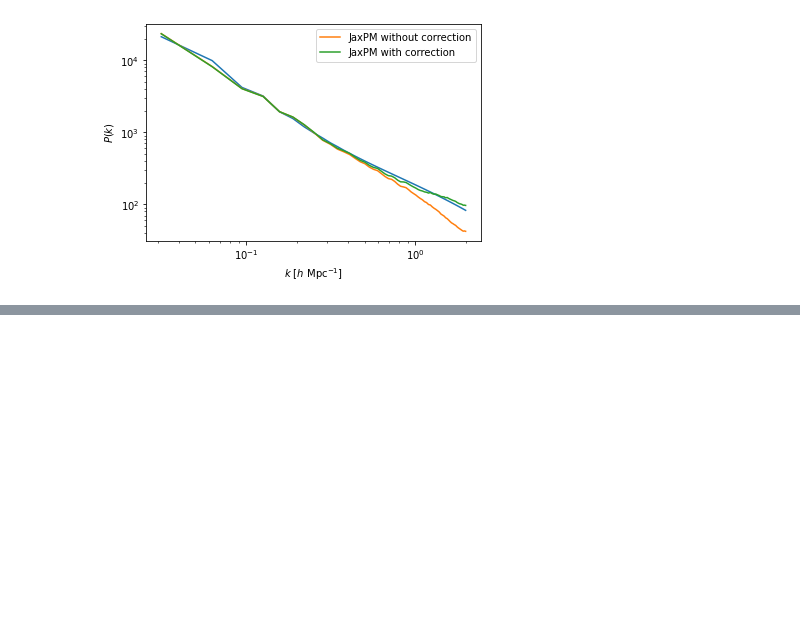
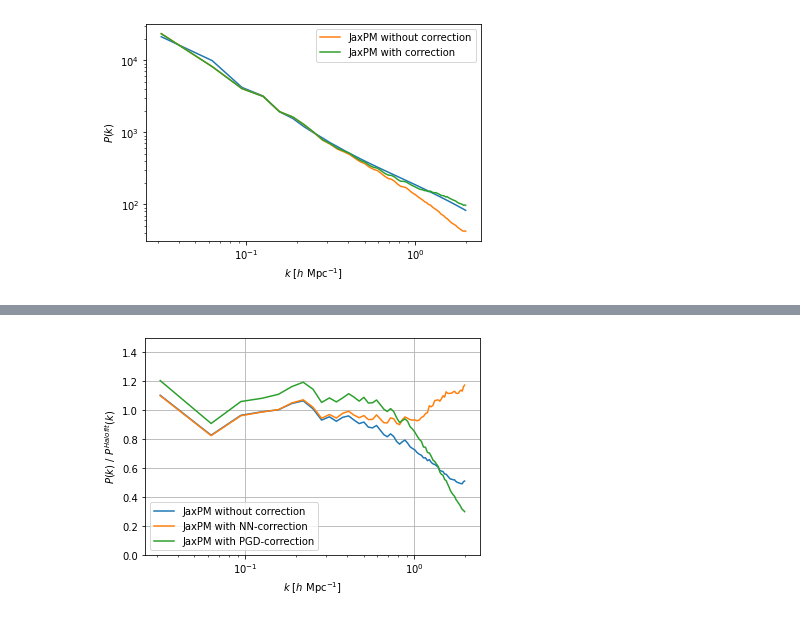
Before and after one commit to DifferentiableUniverseInitiative/jaxpm-paper, a Jupyter notebook: notebooks/Simulation-WrongCosmo.ipynb, the cells around one changed output, grey strips where cells are left out. Cells and saved outputs as stored; diff of their text form; code cells hidden in the pictures; blank space fills up the shorter version.

```diff
--- a/notebooks/Simulation-WrongCosmo.ipynb
+++ b/notebooks/Simulation-WrongCosmo.ipynb
@@ -227,0 +285,13 @@ axhline(1,ls='--')
+# %%
+semilogx(k, pk_i/pk_ref,label='JaxPM without correction')
+semilogx(k, pk/pk_ref,label='JaxPM with NN-correction')
+semilogx(k, pk_pgd/pk_ref,label='JaxPM with PGD-correction')
+plt.xlabel(r"$k$ [$h \ \mathrm{Mpc}^{-1}$]")
+plt.ylabel(r"$ P(k) \ / \ P^{Halofit}(k)$")
+plt.grid(True)
+
+plt.ylim(0,1.5)
+legend()
+plt.savefig('../figures/halofit_residuals_corrdiffres_cosm.png',dpi=150)
+# %% [output]
+[figure, added]
```
Also changed, not shown: parts of 8 cells of this notebook, 13 other files.
